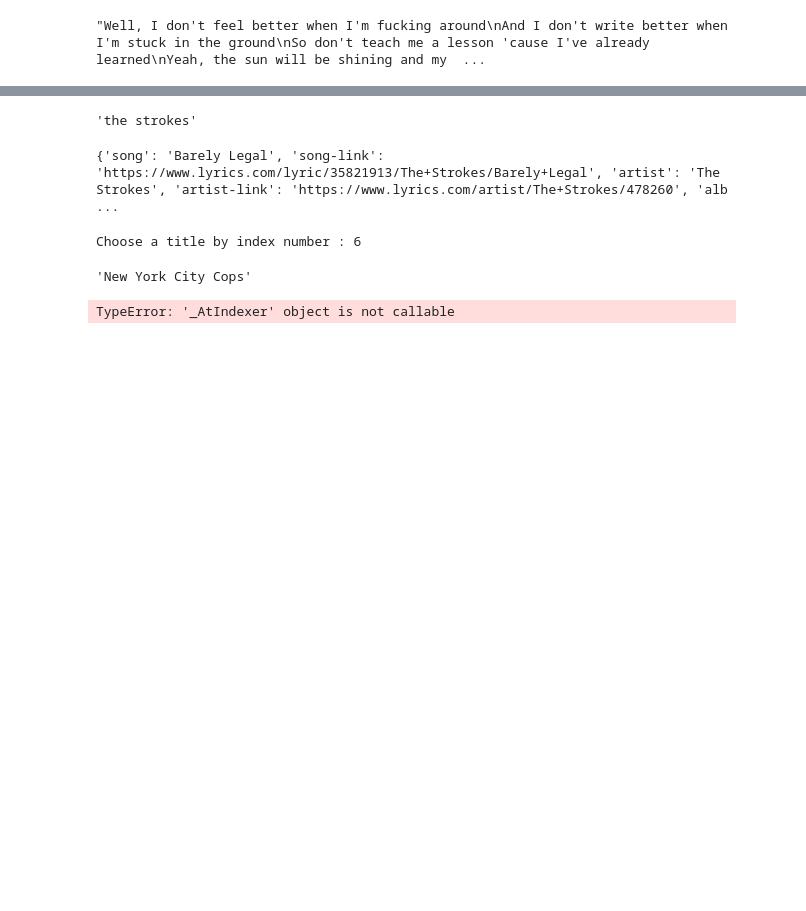
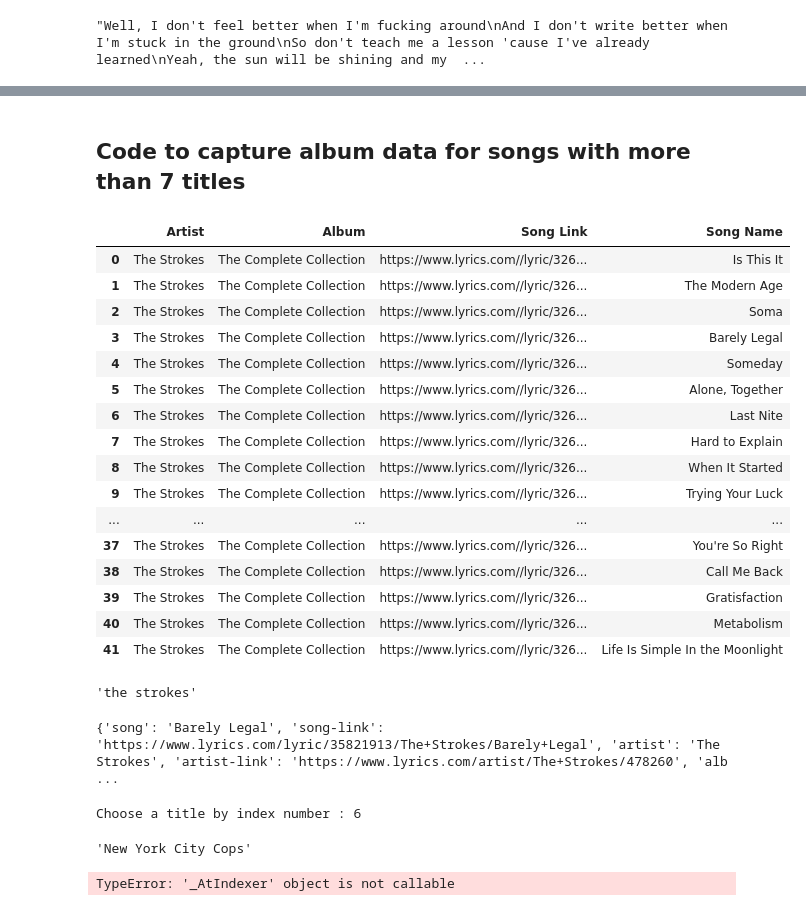
Before and after one commit to ttarang/capstone, a Jupyter notebook: main.ipynb, the cells around one changed output, grey strips where cells are left out. Saved outputs shown, nothing was run; the diff lists cells and outputs as text; code cells hidden in the pictures; blank space fills up the shorter version.

```diff
--- a/main.ipynb
+++ b/main.ipynb
@@ -133,3 +134,68 @@ Choose a title by index number : 69
+# %% [markdown]
+## Code to capture album data for songs with more than 7 titles
+# %%
+##basic loop that goes through the json output/query result.
+counter = 0
+for counter in range(len(json_results["result"])):
+    ##if json_code output == to artist name input: then grab the album name
+    if json_results["result"][counter]['artist'].lower() == artist.lower():
+
+        ##code that adds all the songs within the album
+        url = json_results["result"][counter]['album-link']
+        req = requests.get(url)
+        soup = BeautifulSoup(req.text)
+        tables = soup.find_all('table', {'class': 'tdata'})
+        album_songs = []
+        for table in tables:
+            for row in table.find('tbody').find_all('tr'):
+
+                album_songs.append(row.find('a').text)
+        if len(album_songs) >= 7:
+
+            ##CODE FOR STORING THE ALBUM AND ITS SONGS INTO A DATA FRAME THAT CONTAINS ALBUM, SONG NAME, SONG URL,
+            ##ARTIST GOES HERE
+
+            ##This code grabs all the song urls within the album
+            for table in tables:
+                link_list = [a['href'] for a in soup.find_all('a', href=True)]
+                lyrics_link = []
+                for link in link_list:
+                    if link.startswith('/lyric/'):
+                        lyrics_link.append(link)
+
+            full_link_list = []
+            for link in lyrics_link:
+                full_link_list.append('https://www.lyrics.com/'+link)
+
+            ##Thies creates the dataframe of the
+            album_data = pd.DataFrame({'Artist':json_results["result"][counter]['artist'],
+                           'Album':json_results["result"][counter]['album'],
+                           'Song Link':full_link_list,
+                           'Song Name':album_songs})
+
+
+
+        counter += 1
+# %%
+album_data
+# %% [output]
+|  | Artist | Album | Song Link | Song Name |
+| 0 | The Strokes | The Complete Collection | https://www.lyrics.com//lyric/326... | Is This It |
+| 1 | The Strokes | The Complete Collection | https://www.lyrics.com//lyric/326... | The Modern Age |
+| 2 | The Strokes | The Complete Collection | https://www.lyrics.com//lyric/326... | Soma |
+| 3 | The Strokes | The Complete Collection | https://www.lyrics.com//lyric/326... | Barely Legal |
+| 4 | The Strokes | The Complete Collection | https://www.lyrics.com//lyric/326... | Someday |
+| 5 | The Strokes | The Complete Collection | https://www.lyrics.com//lyric/326... | Alone, Together |
+| 6 | The Strokes | The Complete Collection | https://www.lyrics.com//lyric/326... | Last Nite |
+| 7 | The Strokes | The Complete Collection | https://www.lyrics.com//lyric/326... | Hard to Explain |
+| 8 | The Strokes | The Complete Collection | https://www.lyrics.com//lyric/326... | When It Started |
+| 9 | The Strokes | The Complete Collection | https://www.lyrics.com//lyric/326... | Trying Your Luck |
+| ... | ... | ... | ... | ... |
+| 37 | The Strokes | The Complete Collection | https://www.lyrics.com//lyric/326... | You're So Right |
+| 38 | The Strokes | The Complete Collection | https://www.lyrics.com//lyric/326... | Call Me Back |
+| 39 | The Strokes | The Complete Collection | https://www.lyrics.com//lyric/326... | Gratisfaction |
+| 40 | The Strokes | The Complete Collection | https://www.lyrics.com//lyric/326... | Metabolism |
+| 41 | The Strokes | The Complete Collection | https://www.lyrics.com//lyric/326... | Life Is Simple In the Moonlight |
 # %%
 artist
 # %% [output]
```
Also changed, not shown: parts of 6 cells of this notebook.
